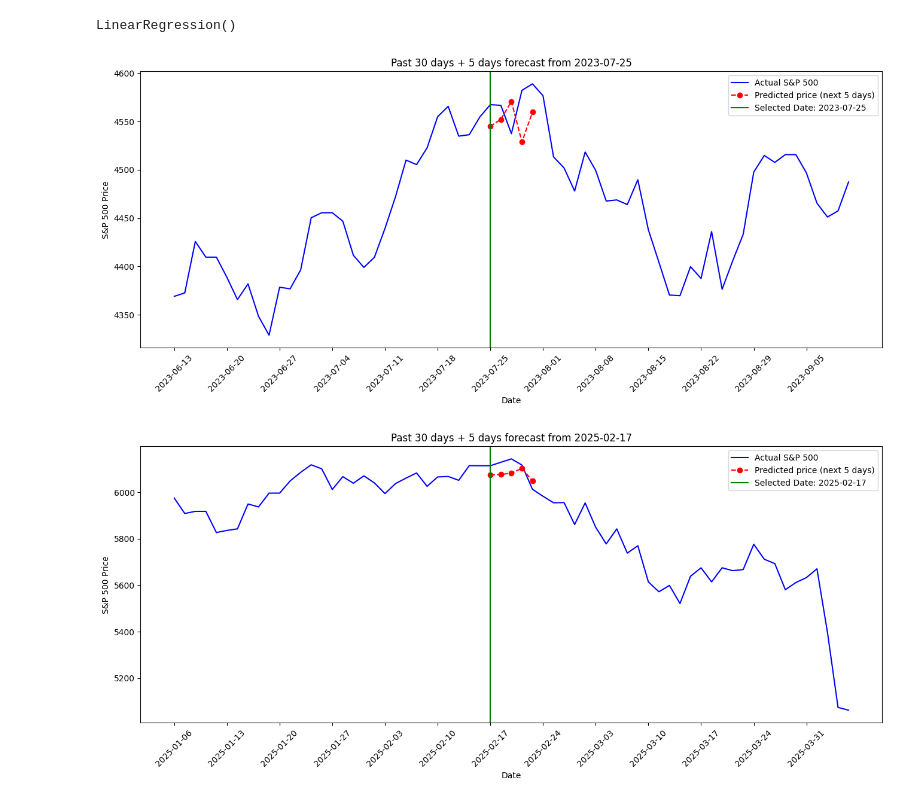
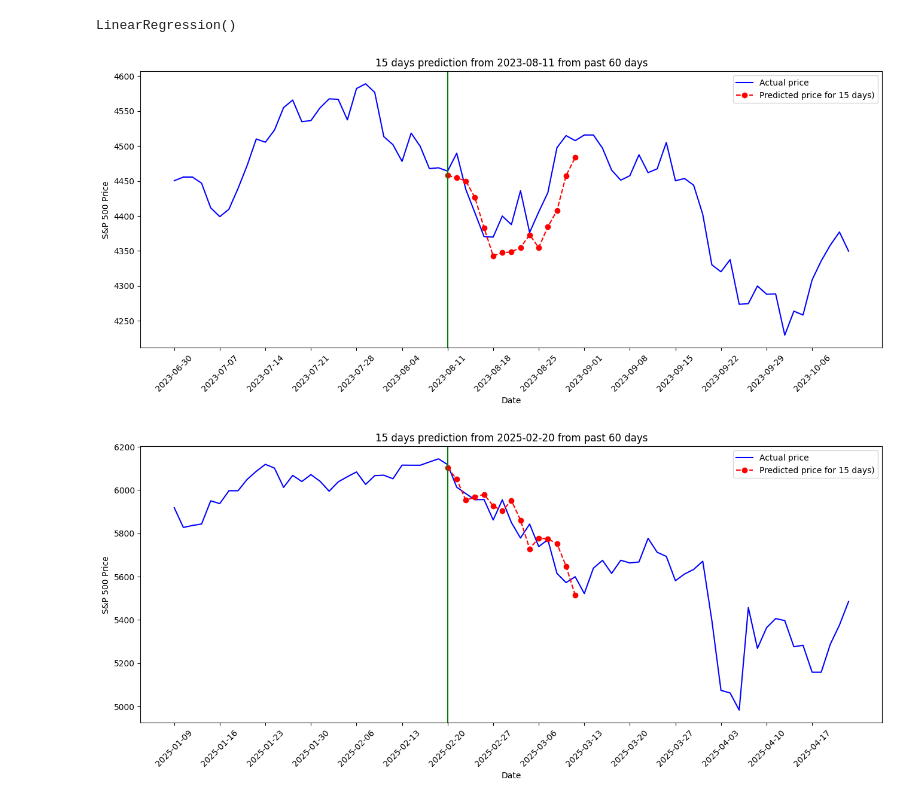
Before and after one commit to cocorowachi/CSC2621_SandP_Prediction, a Jupyter notebook: Data Process.ipynb, the cells around one changed output. Drawn from its saved outputs; the diff is of its cells as text; code cells hidden in the pictures.

```diff
--- a/Data Process.ipynb
+++ b/Data Process.ipynb
@@ -363,22 +183,0 @@ trained_features = mod_3_cols.copy()
-# %%
-X_filtered = df[df['date'] == '2020-12-31']
-X_new_raw = X_filtered[trained_features].copy()
-
-# Fill missing columns if needed
-for col in trained_features:
-    if col not in X_new_raw.columns:
-        X_new_raw[col] = np.nan
-
-X_new_scaled = pd.DataFrame(final_scaler.transform(X_new_raw), columns=trained_features)
-
-predicted_ln = reg3.predict(X_new_scaled)
-predicted_price = np.exp(predicted_ln)
-
-print(f"Predicted S&P price for 2021-01-10: {predicted_price[0]:.2f}")
-
-value = df[df['date'] == '2020-12-31']['SP_price'].values[0]
-print(f"Actual S&P price for 2021-01-10: {value}")
-
-# print("Coefficients:", reg3.coef_)
-# print("Intercept:", reg3.intercept_)
-# print("Input features:", X_new)
@@ -510,7 +235,7 @@ reg3.fit(X3_scaled, working_df[y_col])
 # %% [output]
 LinearRegression()
 # %%
-def plot_predictions_fast(selected_date, forecast_horizon=5, window=30):
+def plot_predictions(selected_date, forecast=5, window=30):
     selected_date = pd.to_datetime(selected_date)
 
     selected_idx = df[df['date'] == selected_date].index[0]
@@ -518,7 +243,7 @@ def plot_predictions_fast(selected_date, forecast_horizon=5, window=30):
     predicted_prices = []
     valid_indices = []
 
-    for offset in range(forecast_horizon):
+    for offset in range(forecast):
         idx = selected_idx + offset
         X_row = df.iloc[idx]
         X_features = X_row[mod_3_cols].to_frame().T
@@ -530,30 +255,29 @@ def plot_predictions_fast(selected_date, forecast_horizon=5, window=30):
         valid_indices.append(idx)
 
     plot_start = selected_idx - window
-    plot_end = selected_idx + forecast_horizon + window
+    plot_end = selected_idx + forecast + window
 
     plt.figure(figsize=(16, 6))
 
-    plt.plot(df.index[plot_start:plot_end], df['SP_price'].iloc[plot_start:plot_end], label='Actual S&P 500', color='blue')
-    plt.plot(valid_indices, predicted_prices, 'ro--', label=f'Predicted price (next {forecast_horizon} days)')
+    plt.plot(df.index[plot_start:plot_end], df['SP_price'].iloc[plot_start:plot_end], label='Actual price', color='blue')
+    plt.plot(valid_indices, predicted_prices, 'ro--', label=f'Predicted price for {forecast} days)')
 
-    plt.axvline(x=selected_idx, color='green', label=f'Selected Date: {selected_date.date()}')
+    plt.axvline(x=selected_idx, color='green')
 
-    # Custom x-axis ticks/labels
     xticks = df.index[plot_start:plot_end:5]
     xlabels = df['date'].iloc[plot_start:plot_end:5].dt.strftime('%Y-%m-%d')
     plt.xticks(ticks=xticks, labels=xlabels, rotation=45)
 
-    plt.title(f"Past {window} days + {forecast_horizon} days forecast from {selected_date.date()}")
+    plt.title(f"{forecast} days prediction from {selected_date.date()} from past {lookback} days")
     plt.xlabel('Date')
     plt.ylabel('S&P 500 Price')
     plt.legend()
     plt.show()
 # %%
-plot_predictions_fast('2023-7-25')
+plot_predictions('2023-8-11', forecast)
 # %% [output]
-[figure, old version]
+[figure, new version]
 # %%
-plot_predictions_fast('2025-2-17')
+plot_predictions('2025-2-20', forecast)
 # %% [output]
-[figure, old version]
+[figure, new version]
```
Also changed, not shown: parts of 14 cells of this notebook, 1 other file.
